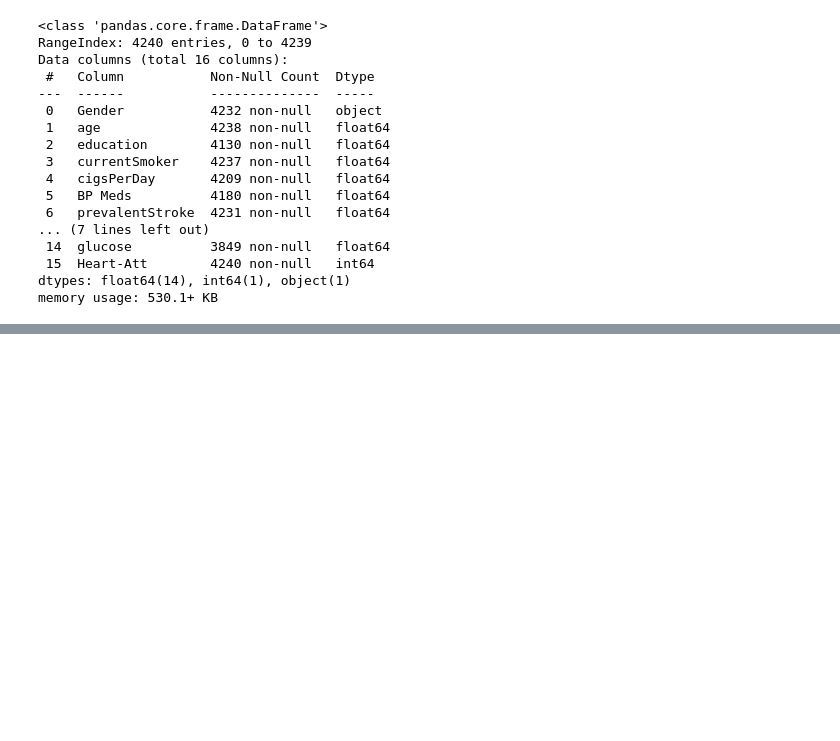
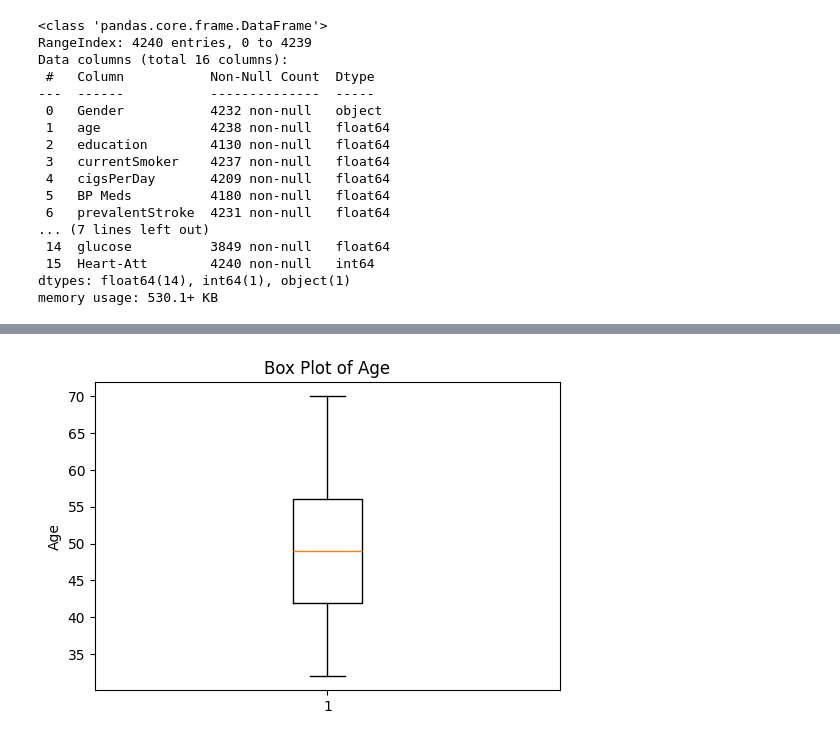
Before and after one commit to Bibhuti-MLAI/Regression_ushealth, a Jupyter notebook: uspatientanalysis.ipynb, the cells around one changed output, grey strips where cells are left out. Drawn from its saved outputs; the diff is of its cells as text; code cells hidden in the pictures; blank space fills up the shorter version.

```diff
--- a/uspatientanalysis.ipynb
+++ b/uspatientanalysis.ipynb
@@ -71,0 +86,2 @@ memory usage: 530.1+ KB
+# %%
+gender_mode = df['Gender'].mode()
@@ -71,0 +93,2 @@ memory usage: 530.1+ KB
+# %%
+df['Gender'] = df['Gender'].fillna(gender_mode)
@@ -71,0 +115,14 @@ memory usage: 530.1+ KB
+# %%
+import matplotlib.pyplot as plt
+
+# Using matplotlib to plot a box plot of the 'age' column
+plt.figure(figsize=(6, 4))
+plt.boxplot(df['age'].dropna())
+plt.title('Box Plot of Age')
+plt.ylabel('Age')
+plt.show()
+
+# Alternative using pandas built-in plotting:
+# df.boxplot(column='age')
+# %% [output]
+[figure, added]
```
Also changed, not shown: parts of 18 cells of this notebook.
